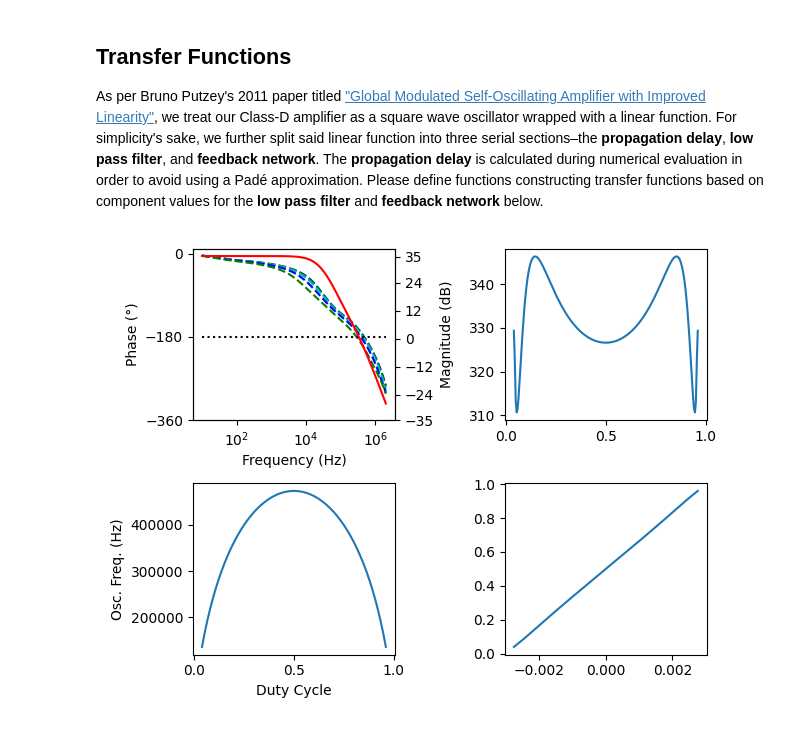
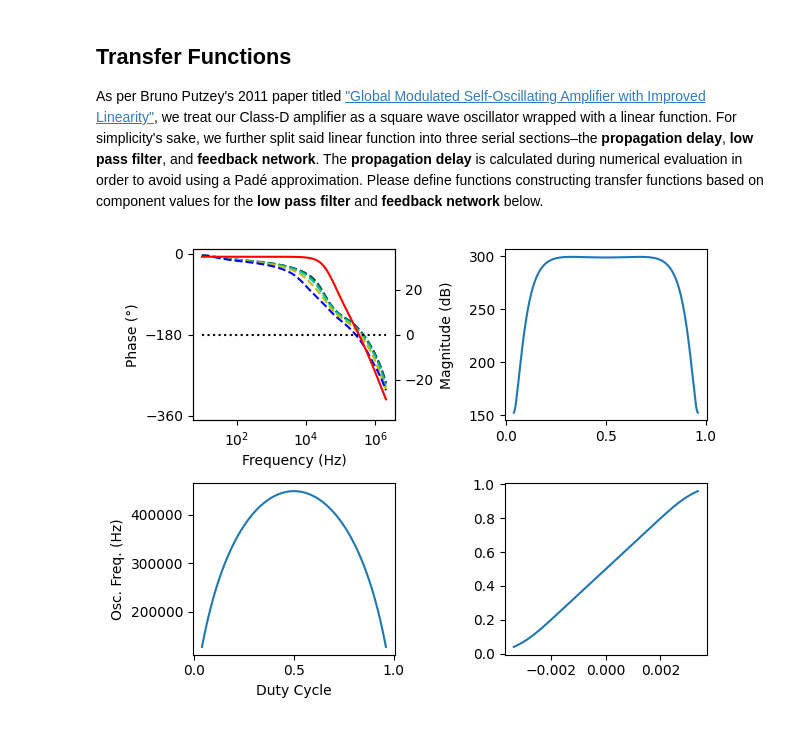
Before and after one commit to aaronlockhartdev/class-d-amp, a Jupyter notebook: loop_analysis/main.ipynb, the cells around one changed output. Cells and saved outputs as stored; diff of their text form; code cells hidden in the pictures.

```diff
--- a/loop_analysis/main.ipynb
+++ b/loop_analysis/main.ipynb
@@ -14,8 +14,6 @@ import matplotlib.pyplot as plt
 ## Plot
 Given a transfer function **H**, frequency range **\[start, end\]**, and propagation delay **delay**, we numerically approximate the transfer function given a square wave amplifier, which theoretically produces an infinite number of harmonics. If there is no propagation delay or it is already approximated in the transfer function, **delay** defaults to the floating point ε to approximate the limit form mentioned in Putzey's paper.
 # %%
-
-
 def plot(
     H: ct.TransferFunction,
     start: float,
@@ -23,13 +21,14 @@ def plot(
     delay=np.finfo(np.longdouble).eps
 ) -> None:
     """ Takes a SISO transfer function `H` and plots phase response and loop gain vs.
-    frequency as well as oscillation frequency, and loop gain vs. duty cycle. """
+    frequency, oscillation frequency vs. duty cycle, DC transfer curve, and loop gain
+    vs. duty cycle. """
 
     # Range of frequencies
     omega = np.logspace(
         np.log10(start),
         np.log10(end),
-        num=3_000,
+        num=2_500,
         dtype=np.longdouble
     )
 
@@ -76,7 +75,7 @@ def plot(
 
             p_err = np.nan
 
-            while not np.isclose(p_err, -np.pi, rtol=1e-15, atol=.0):
+            while not np.isclose(p_err, -np.pi, rtol=np.finfo(np.longdouble).eps, atol=.0):
                 # Guaranteed to run once and set mid because p_err == nan
                 mid = (start + end) / 2
 
@@ -118,15 +117,16 @@ def plot(
     ax_mag.set_ylabel('Magnitude (dB)')
 
     # Plot phase
-    cs = ['b','g','c']
+    cs = ['b','g','c','y']
     for i, p in enumerate(phs[-1:0:-(hs.size // 5),:]):
         ax_ph.plot(omega, np.degrees(p), f'{cs[i % len(cs)]}--')
 
     ax_ph.plot([start, end], [-180, -180], 'k:')
     ax_ph.set_xscale('log')
 
-    max_ph = max(np.ceil(np.degrees(np.max(phs))), 0)
-    ax_ph.set_yticks([max_ph, -180, -360-max_ph])
+    max_ph = max(np.ceil(np.degrees(np.max(phs))), 0) + 10
+    ax_ph.set_yticks([0, -180, -360])
+    ax_ph.set_ylim(-360-max_ph, max_ph)
 
     # Plot oscillation frequencies
     ax_osc.plot(
@@ -151,9 +151,14 @@ def plot(
     mag_scaled = 20 * np.log10(dcgains[-1] * np.absolute(fs[0]))
     ax_mag.plot(omega, mag_scaled, 'r-')
 
-    max_mag = max(map(np.abs, (np.min(mag_scaled), np.max(mag_scaled))))
-
-    ax_mag.set_yticks(np.round(np.linspace(-max_mag, max_mag, 7)))
+    max_mag = round(max(
+        *map(
+            np.abs,
+            (np.min(mag_scaled), np.max(mag_scaled))
+        ),
+        0
+    )) + 3
+    ax_mag.set_ylim(-max_mag, max_mag)
 
     fig.tight_layout()
 # %% [markdown]
@@ -181,10 +186,10 @@ def fbn_example(R_in, C_in, R_lead, C_lead, R_fb, R_sep) -> ct.TransferFunction:
 # %%
 %%time
 plot(
-    lpf(30e-6, 680e-9, 3) *
+    lpf(30e-6, 680e-9, 4) *
     fbn_example(1.8e3, 2.2e-9, 1e3, 330e-12, 8.2e3, 680),
     10, 2e6, delay=160e-9
 )
 plt.show()
 # %% [output]
-[figure, old version]
+[figure, new version]
```
Also changed, not shown: parts of 1 cell of this notebook, 1 other file.
